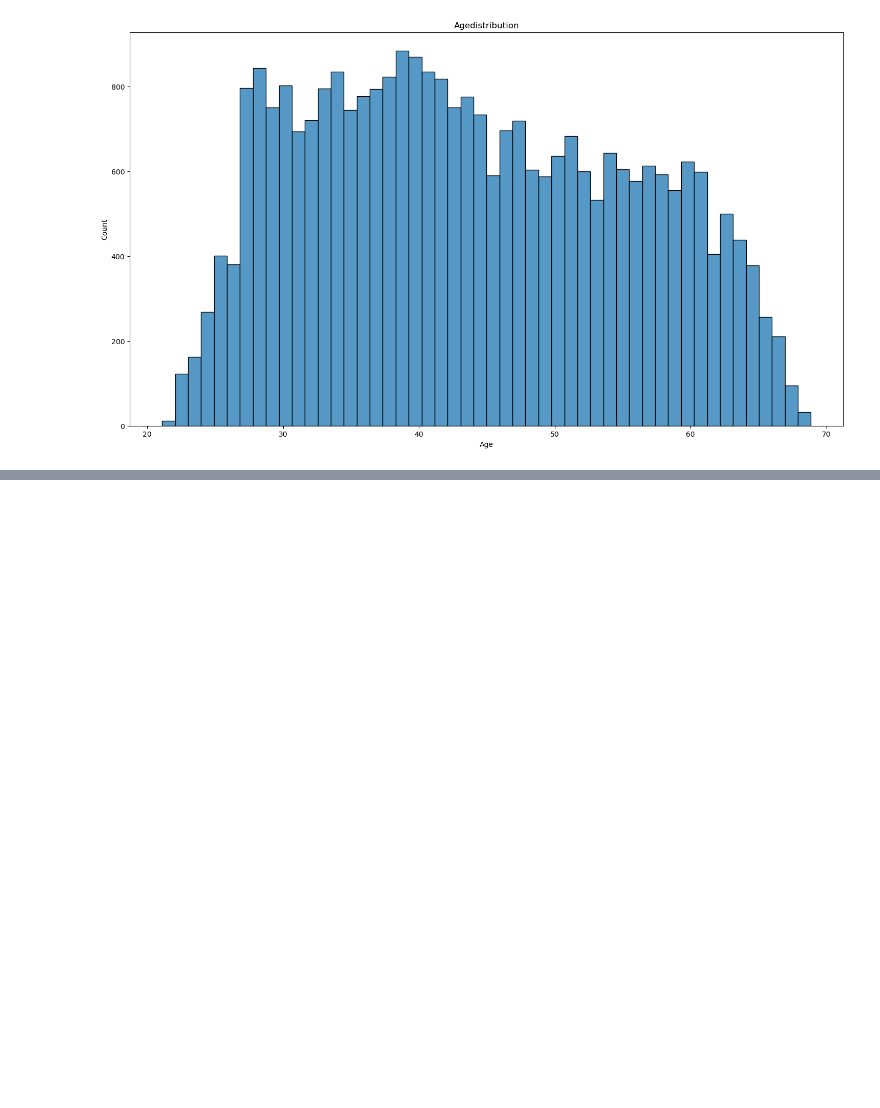
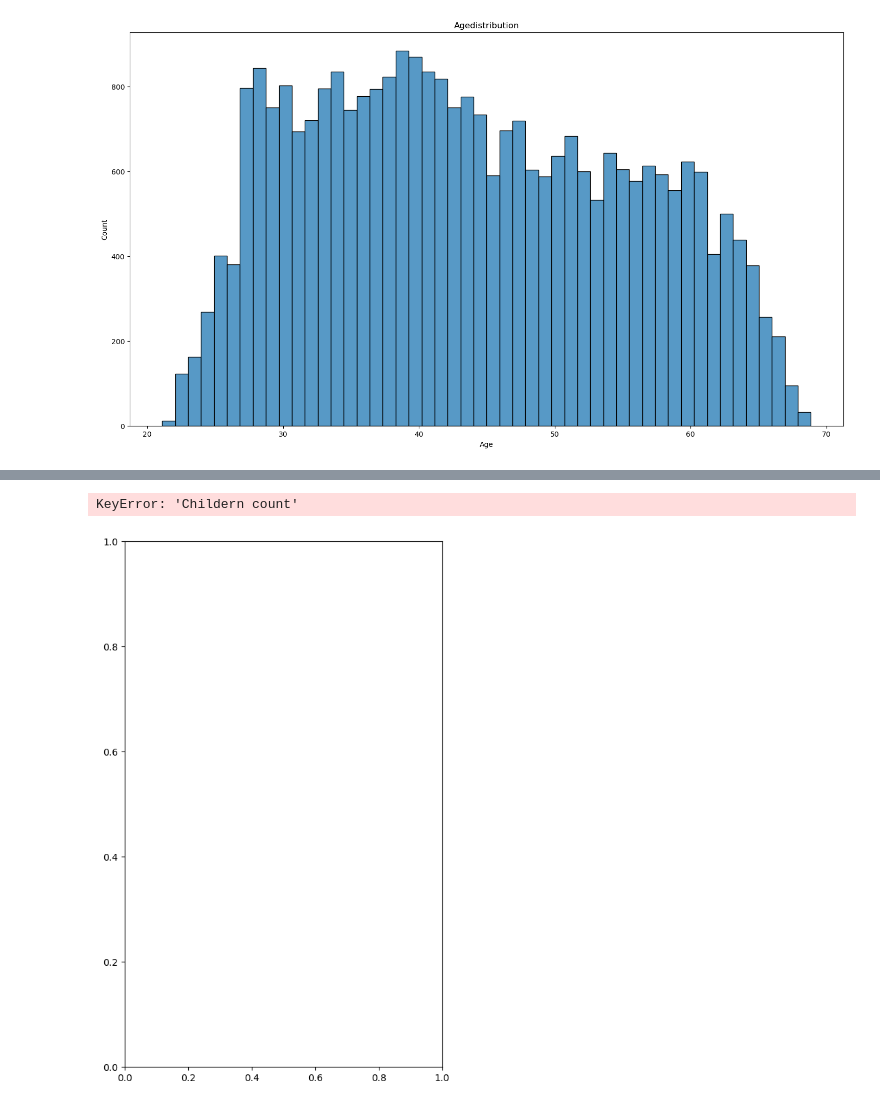
Before and after one commit to ngovanminh3232/credit_card_analyst, a Jupyter notebook: solution.ipynb, the cells around one changed output, grey strips where cells are left out. Saved outputs shown, nothing was run; the diff lists cells and outputs as text; code cells hidden in the pictures; blank space fills up the shorter version.

```diff
--- a/solution.ipynb
+++ b/solution.ipynb
@@ -342,0 +423,5 @@ creat_hist_plot(train_copy, 'Age')
+# %%
+creat_bar_plot(train_copy, 'Children count')
+# %% [output]
+KeyError: 'Childern count'
+[figure, added]
```
Also changed, not shown: parts of 12 cells of this notebook.
